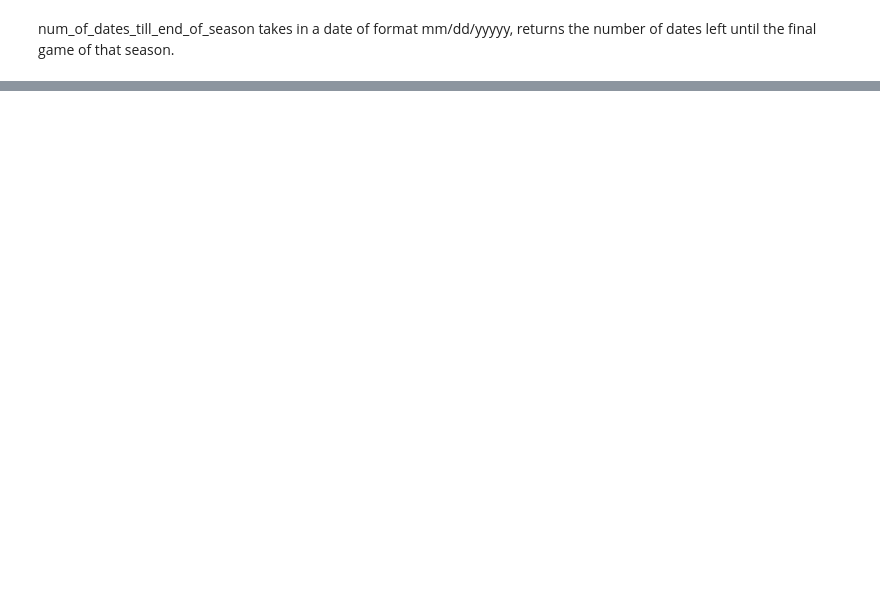
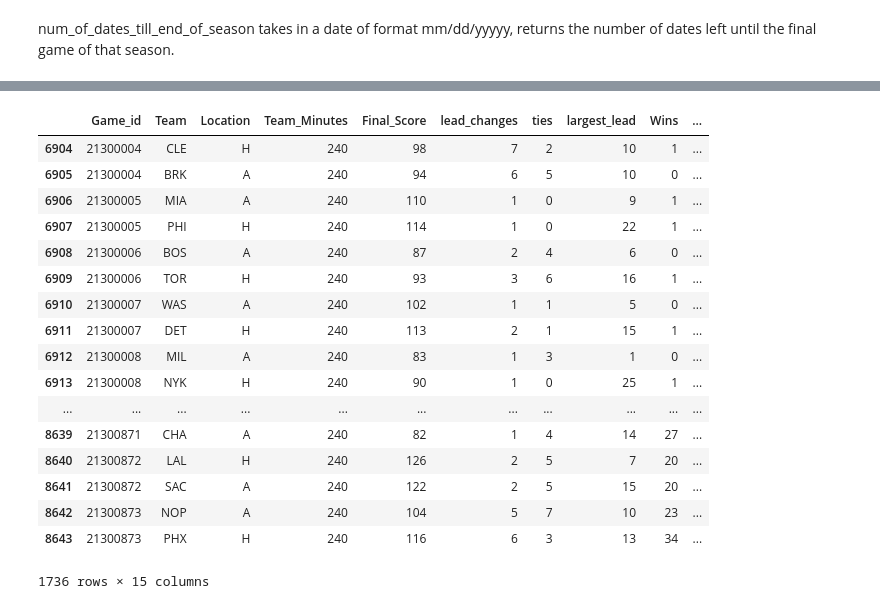
Before and after one commit to QimanWang/NBA-hackathon-2017, a Jupyter notebook: datasets/script.ipynb, the cells around one changed output, grey strips where cells are left out. Drawn from its saved outputs; the diff is of its cells as text; code cells hidden in the pictures; blank space fills up the shorter version.

```diff
--- a/datasets/script.ipynb
+++ b/datasets/script.ipynb
@@ -41,0 +28,15 @@ SyntaxError: unexpected EOF while parsing (<ipython-input-27-ec4af8ef493c>, line
+# %%
+def first_game_of_season(game_day):
+    date_format = "%m/%d/%Y"
+    first_game_date_of_year = {
+        '2013': datetime.datetime.strptime('10/29/2013',date_format),
+        '2014': datetime.datetime.strptime('10/28/2014',date_format),
+        '2015': datetime.datetime.strptime('10/27/2015',date_format),
+        '2016': datetime.datetime.strptime('10/25/2016',date_format)
+    }
+
+    if game_day.month <= 4:
+        first_game = first_game_date_of_year.get(str(game_day.year - 1))
+    else:
+        first_game = first_game_date_of_year.get(str(game_day.year))
+    return first_game
@@ -41,0 +128,21 @@ SyntaxError: unexpected EOF while parsing (<ipython-input-27-ec4af8ef493c>, line
+# %%
+game_data[(game_data["date_est"]  < date_convert("03/01/2014")) & (game_data["date_est"] > first_game_of_season(date_convert("03/01/2014")))]
+# %% [output]
+|  | Game_id | Team | Location | Team_Minutes | Final_Score | lead_changes | ties | largest_lead | Wins | ... |
+| 6904 | 21300004 | CLE | H | 240 | 98 | 7 | 2 | 10 | 1 | ... |
+| 6905 | 21300004 | BRK | A | 240 | 94 | 6 | 5 | 10 | 0 | ... |
+| 6906 | 21300005 | MIA | A | 240 | 110 | 1 | 0 | 9 | 1 | ... |
+| 6907 | 21300005 | PHI | H | 240 | 114 | 1 | 0 | 22 | 1 | ... |
+| 6908 | 21300006 | BOS | A | 240 | 87 | 2 | 4 | 6 | 0 | ... |
+| 6909 | 21300006 | TOR | H | 240 | 93 | 3 | 6 | 16 | 1 | ... |
+| 6910 | 21300007 | WAS | A | 240 | 102 | 1 | 1 | 5 | 0 | ... |
+| 6911 | 21300007 | DET | H | 240 | 113 | 2 | 1 | 15 | 1 | ... |
+| 6912 | 21300008 | MIL | A | 240 | 83 | 1 | 3 | 1 | 0 | ... |
+| 6913 | 21300008 | NYK | H | 240 | 90 | 1 | 0 | 25 | 1 | ... |
+| ... | ... | ... | ... | ... | ... | ... | ... | ... | ... | ... |
+| 8639 | 21300871 | CHA | A | 240 | 82 | 1 | 4 | 14 | 27 | ... |
+| 8640 | 21300872 | LAL | H | 240 | 126 | 2 | 5 | 7 | 20 | ... |
+| 8641 | 21300872 | SAC | A | 240 | 122 | 2 | 5 | 15 | 20 | ... |
+| 8642 | 21300873 | NOP | A | 240 | 104 | 5 | 7 | 10 | 23 | ... |
+| 8643 | 21300873 | PHX | H | 240 | 116 | 6 | 3 | 13 | 34 | ... |
+1736 rows × 15 columns
```
Also changed, not shown: parts of 17 cells of this notebook.
